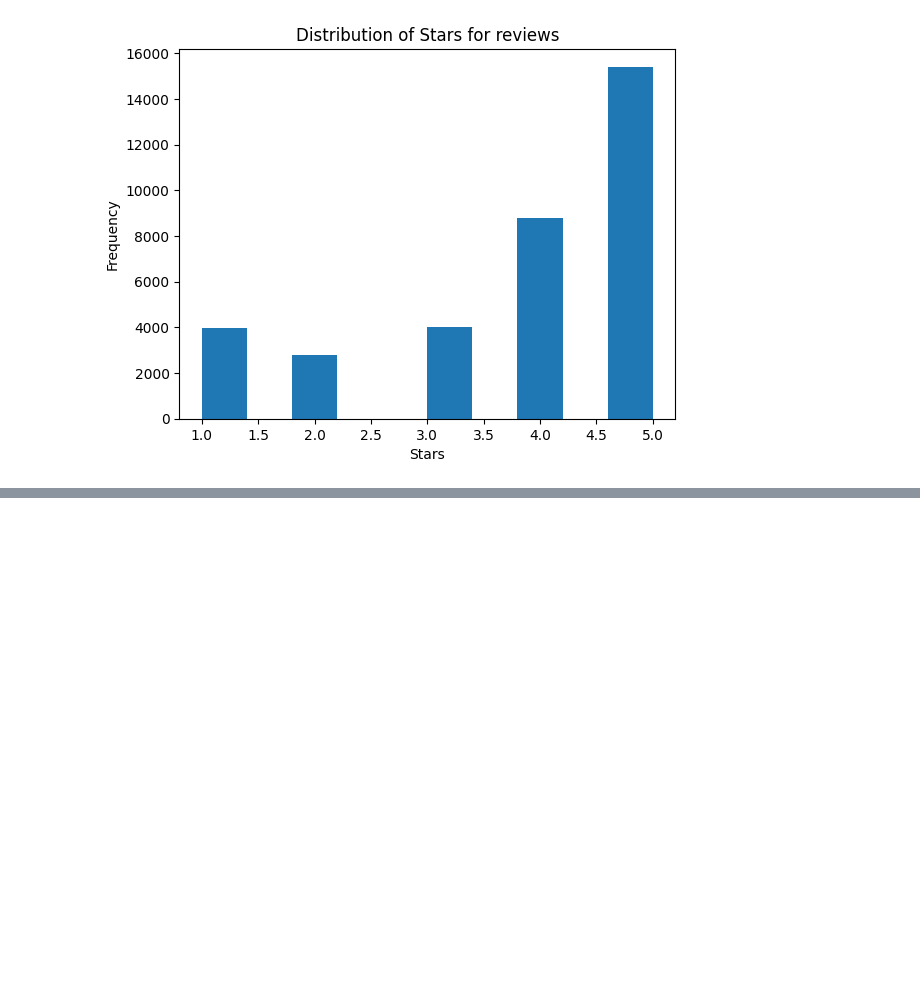
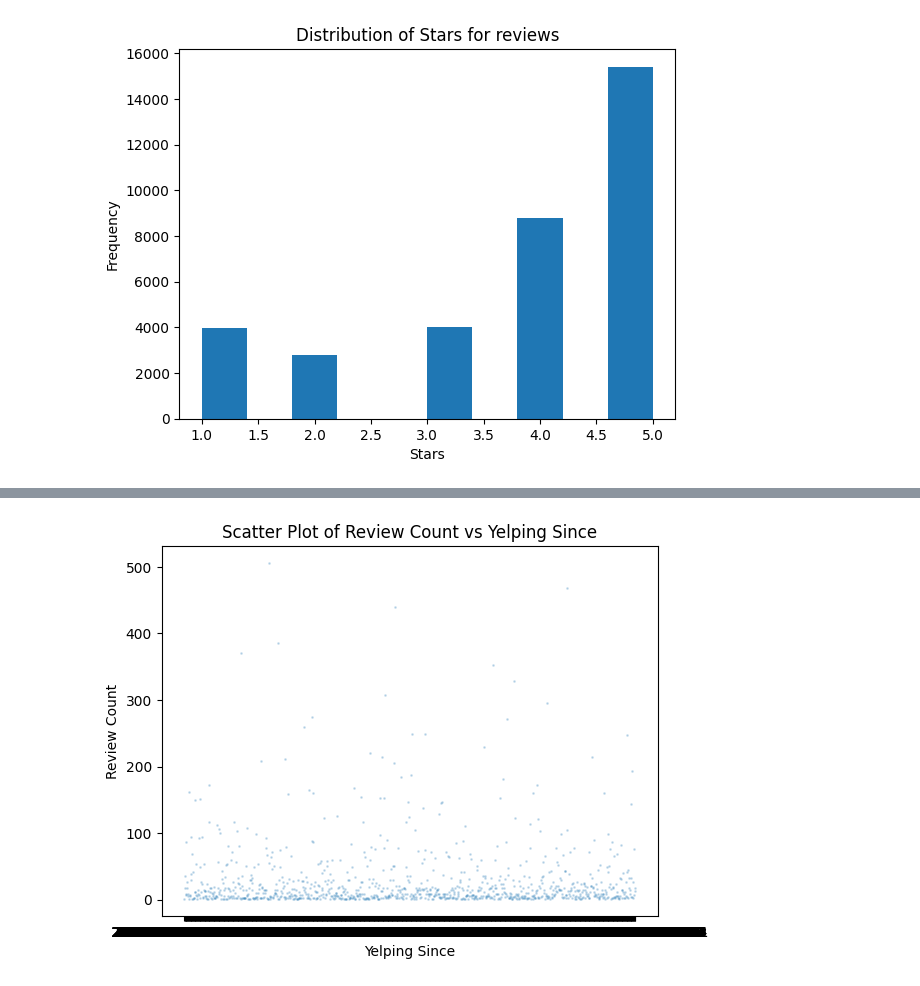
Before and after one commit to ursumarius/review-analysis-intro-ml-jads, a Jupyter notebook: EDA.ipynb, the cells around one changed output, grey strips where cells are left out. Cells and saved outputs as stored; diff of their text form; code cells hidden in the pictures; blank space fills up the shorter version.

```diff
--- a/EDA.ipynb
+++ b/EDA.ipynb
@@ -61,0 +79,8 @@ plt.show()
+# %%
+plt.scatter(user[0:999]['yelping_since'], user[0:999]['review_count'], alpha=0.2, s=1)
+plt.xlabel('Yelping Since')
+plt.ylabel('Review Count')
+plt.title('Scatter Plot of Review Count vs Yelping Since')
+plt.show()
+# %% [output]
+[figure, added]
```
Also changed, not shown: parts of 8 cells of this notebook.
